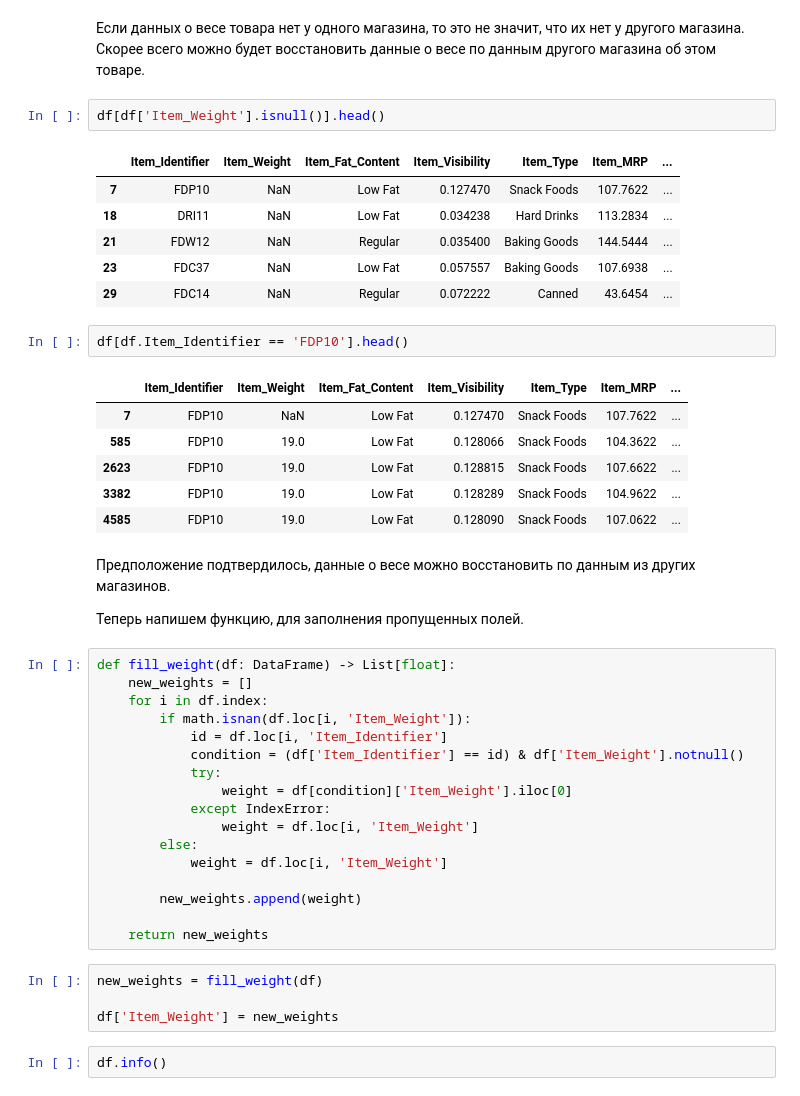
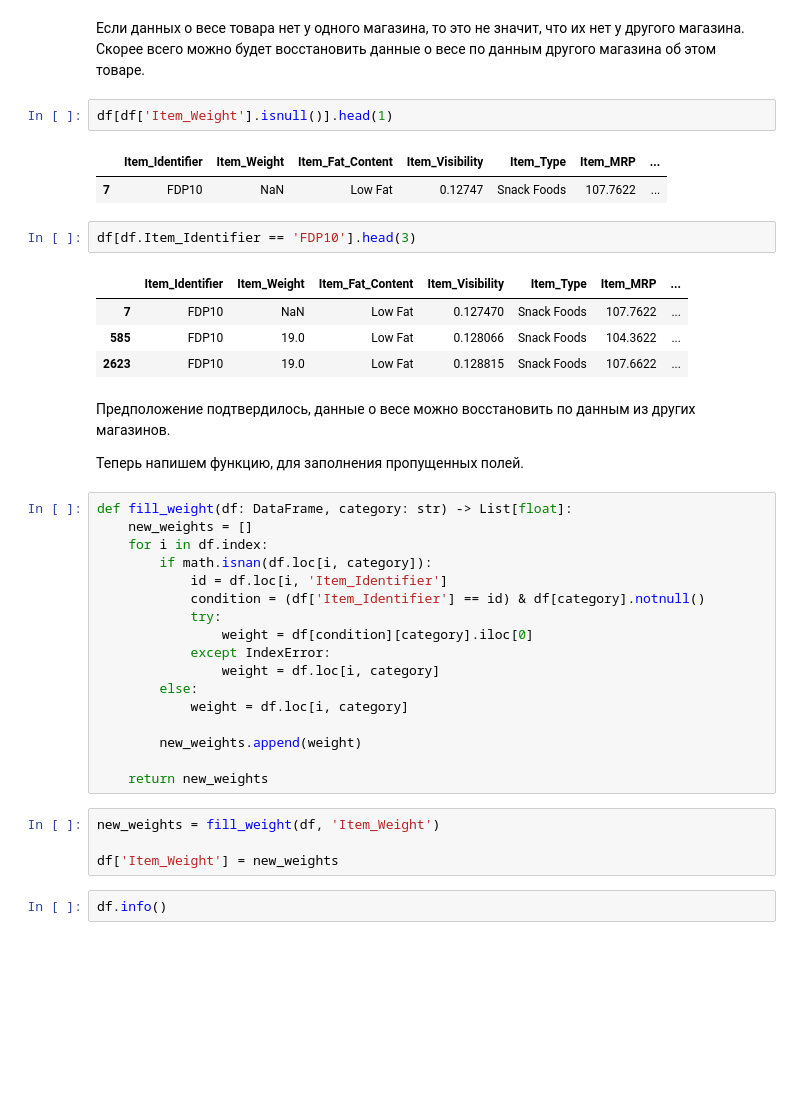
Before and after one commit to mrvanolog/Netology, a Jupyter notebook: Машинное обучение 2.0/Построение модели/SemiFinal/SemiFinal.ipynb, the cells around one changed output. Drawn from its saved outputs; the diff is of its cells as text; blank space fills up the shorter version.

```diff
--- a/Машинное обучение 2.0/Построение модели/SemiFinal/SemiFinal.ipynb
+++ b/Машинное обучение 2.0/Построение модели/SemiFinal/SemiFinal.ipynb
@@ -75,46 +75,40 @@ df.Item_Identifier.unique().shape
 # %% [markdown]
 Если данных о весе товара нет у одного магазина, то это не значит, что их нет у другого магазина. Скорее всего можно будет восстановить данные о весе по данным другого магазина об этом товаре.
 # %%
-df[df['Item_Weight'].isnull()].head()
+df[df['Item_Weight'].isnull()].head(1)
 # %% [output]
 |  | Item_Identifier | Item_Weight | Item_Fat_Content | Item_Visibility | Item_Type | Item_MRP | ... |
-| 7 | FDP10 | NaN | Low Fat | 0.127470 | Snack Foods | 107.7622 | ... |
-| 18 | DRI11 | NaN | Low Fat | 0.034238 | Hard Drinks | 113.2834 | ... |
-| 21 | FDW12 | NaN | Regular | 0.035400 | Baking Goods | 144.5444 | ... |
-| 23 | FDC37 | NaN | Low Fat | 0.057557 | Baking Goods | 107.6938 | ... |
-| 29 | FDC14 | NaN | Regular | 0.072222 | Canned | 43.6454 | ... |
+| 7 | FDP10 | NaN | Low Fat | 0.12747 | Snack Foods | 107.7622 | ... |
 # %%
-df[df.Item_Identifier == 'FDP10'].head()
+df[df.Item_Identifier == 'FDP10'].head(3)
 # %% [output]
 |  | Item_Identifier | Item_Weight | Item_Fat_Content | Item_Visibility | Item_Type | Item_MRP | ... |
 | 7 | FDP10 | NaN | Low Fat | 0.127470 | Snack Foods | 107.7622 | ... |
 | 585 | FDP10 | 19.0 | Low Fat | 0.128066 | Snack Foods | 104.3622 | ... |
 | 2623 | FDP10 | 19.0 | Low Fat | 0.128815 | Snack Foods | 107.6622 | ... |
-| 3382 | FDP10 | 19.0 | Low Fat | 0.128289 | Snack Foods | 104.9622 | ... |
-| 4585 | FDP10 | 19.0 | Low Fat | 0.128090 | Snack Foods | 107.0622 | ... |
 # %% [markdown]
 Предположение подтвердилось, данные о весе можно восстановить по данным из других магазинов.
 
 Теперь напишем функцию, для заполнения пропущенных полей.
 # %%
-def fill_weight(df: DataFrame) -> List[float]:
+def fill_weight(df: DataFrame, category: str) -> List[float]:
     new_weights = []
     for i in df.index:
-        if math.isnan(df.loc[i, 'Item_Weight']):
+        if math.isnan(df.loc[i, category]):
             id = df.loc[i, 'Item_Identifier']
-            condition = (df['Item_Identifier'] == id) & df['Item_Weight'].notnull()
+            condition = (df['Item_Identifier'] == id) & df[category].notnull()
             try:
-                weight = df[condition]['Item_Weight'].iloc[0]
+                weight = df[condition][category].iloc[0]
             except IndexError:
-                weight = df.loc[i, 'Item_Weight']
+                weight = df.loc[i, category]
         else:
-            weight = df.loc[i, 'Item_Weight']
+            weight = df.loc[i, category]
 
         new_weights.append(weight)
 
     return new_weights
 # %%
-new_weights = fill_weight(df)
+new_weights = fill_weight(df, 'Item_Weight')
 
 df['Item_Weight'] = new_weights
 # %%
```
Also changed, not shown: parts of 20 cells of this notebook.
